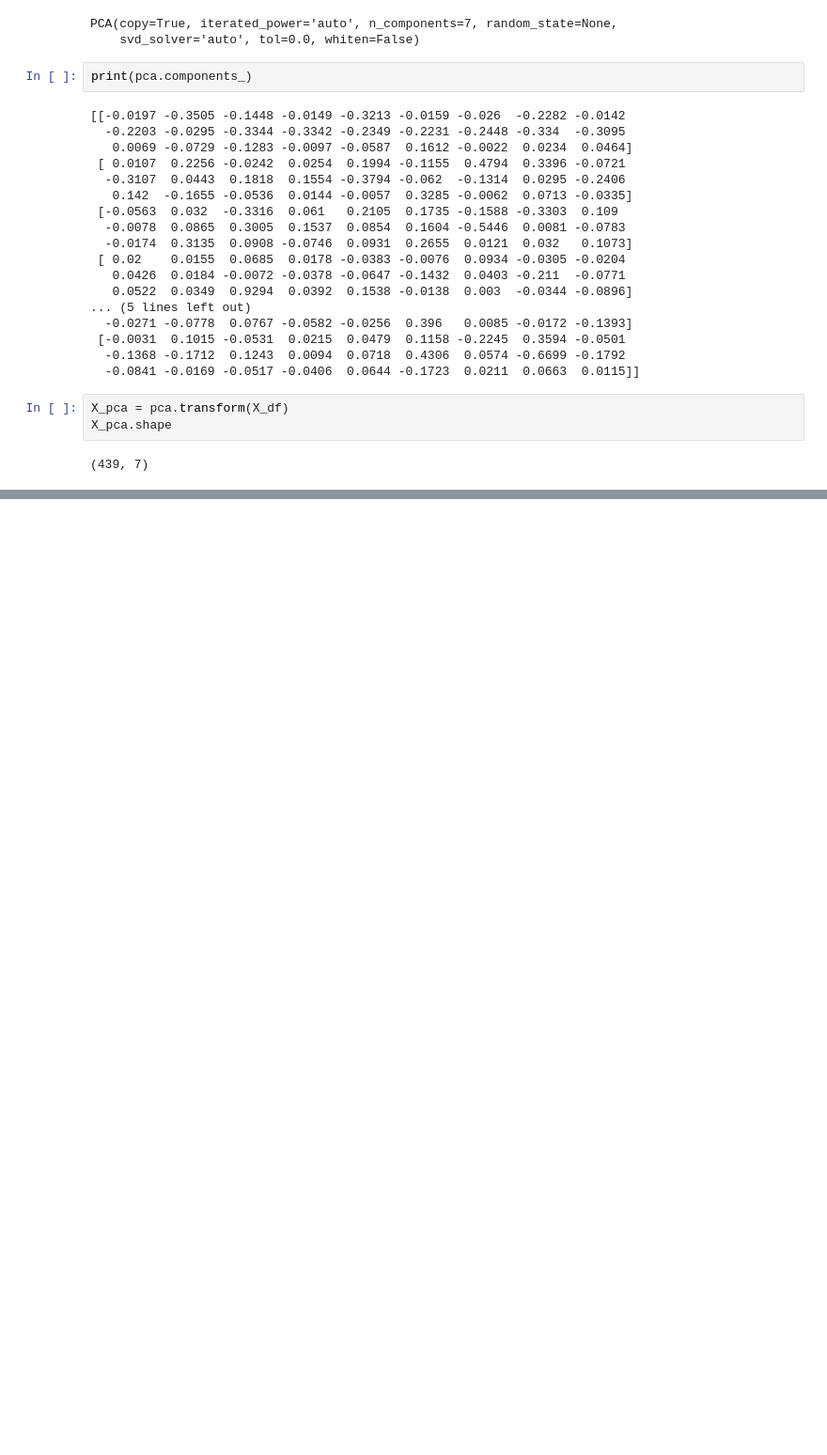
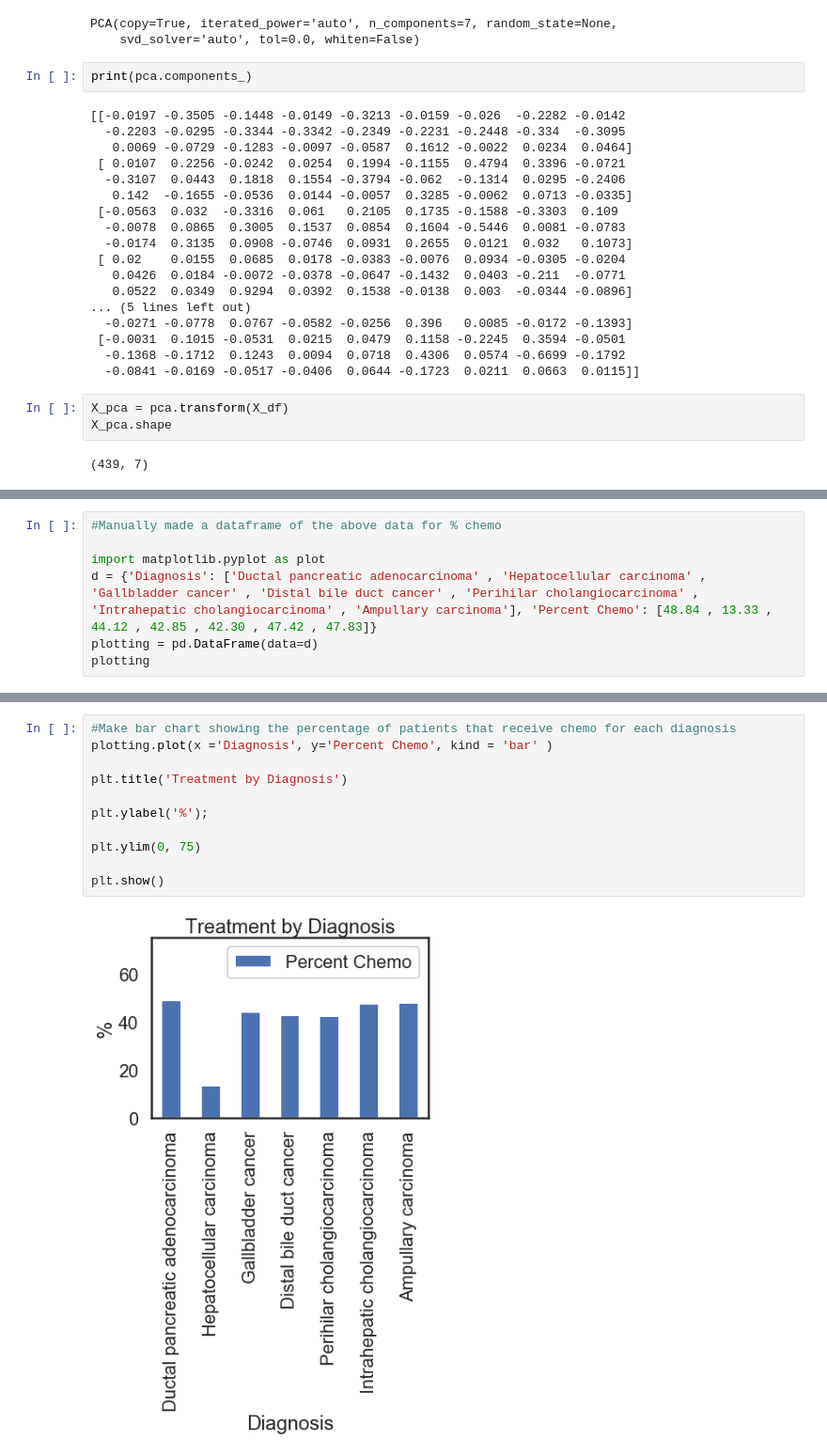
Before and after one commit to Dwgranadier/Capstone, a Jupyter notebook: TCFB_2020.ipynb, the cells around one changed output, grey strips where cells are left out. Shown at 94% size. Drawn from its saved outputs; the diff is of its cells as text; blank space fills up the shorter version.

```diff
--- a/TCFB_2020.ipynb
+++ b/TCFB_2020.ipynb
@@ -334,0 +357,7 @@ Index(['ck5', 'ck7', 'ck17', 'ck18', 'ck19', 'ck20', 'vim', 'muc1', 'muc2',
+# %%
+#Manually made a dataframe of the above data for % chemo
+
+import matplotlib.pyplot as plot
+d = {'Diagnosis': ['Ductal pancreatic adenocarcinoma' , 'Hepatocellular carcinoma' , 'Gallbladder cancer' , 'Distal bile duct cancer' , 'Perihilar cholangiocarcinoma' , 'Intrahepatic cholangiocarcinoma' , 'Ampullary carcinoma'], 'Percent Chemo': [48.84 , 13.33 , 44.12 , 42.85 , 42.30 , 47.42 , 47.83]}
+plotting = pd.DataFrame(data=d)
+plotting
@@ -334,0 +373,13 @@ Index(['ck5', 'ck7', 'ck17', 'ck18', 'ck19', 'ck20', 'vim', 'muc1', 'muc2',
+# %%
+#Make bar chart showing the percentage of patients that receive chemo for each diagnosis
+plotting.plot(x ='Diagnosis', y='Percent Chemo', kind = 'bar' )
+
+plt.title('Treatment by Diagnosis')
+
+plt.ylabel('%');
+
+plt.ylim(0, 75)
+
+plt.show()
+# %% [output]
+[figure, added]
```
Also changed, not shown: parts of 28 cells of this notebook, 10 other files.
